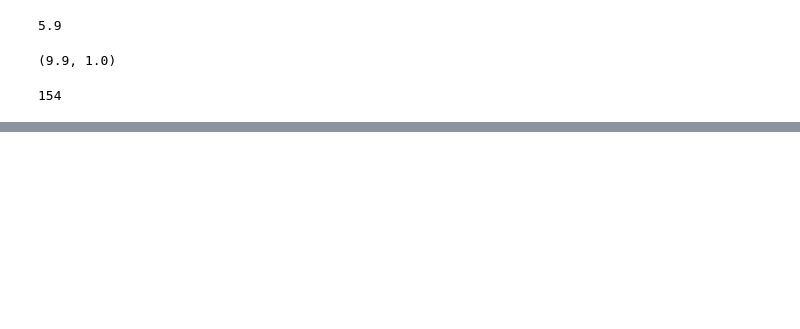
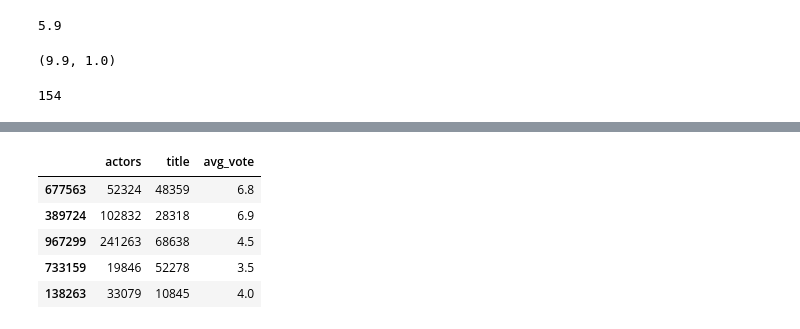
Before and after one commit to yuchild/imdb_recommender, a Jupyter notebook: recommender.ipynb, the cells around one changed output, grey strips where cells are left out. Cells and saved outputs as stored; diff of their text form; code cells hidden in the pictures; blank space fills up the shorter version.

```diff
--- a/recommender.ipynb
+++ b/recommender.ipynb
@@ -88,0 +166,9 @@ movies_df.votes.iloc[0]
+# %%
+actor_movie_df.head()
+# %% [output]
+|  | actors | title | avg_vote |
+| 677563 | 52324 | 48359 | 6.8 |
+| 389724 | 102832 | 28318 | 6.9 |
+| 967299 | 241263 | 68638 | 4.5 |
+| 733159 | 19846 | 52278 | 3.5 |
+| 138263 | 33079 | 10845 | 4.0 |
```
Also changed, not shown: parts of 16 cells of this notebook.
